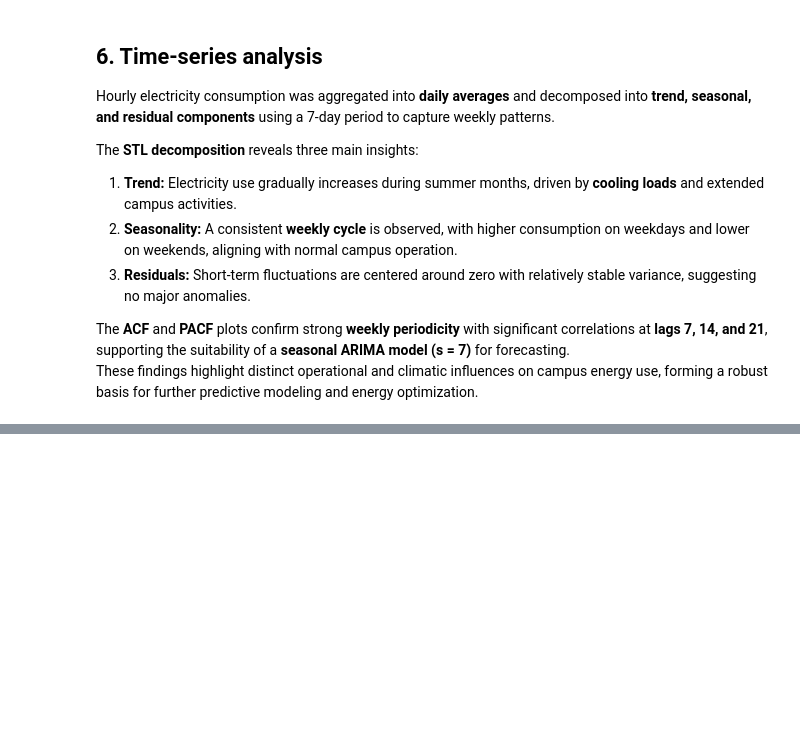
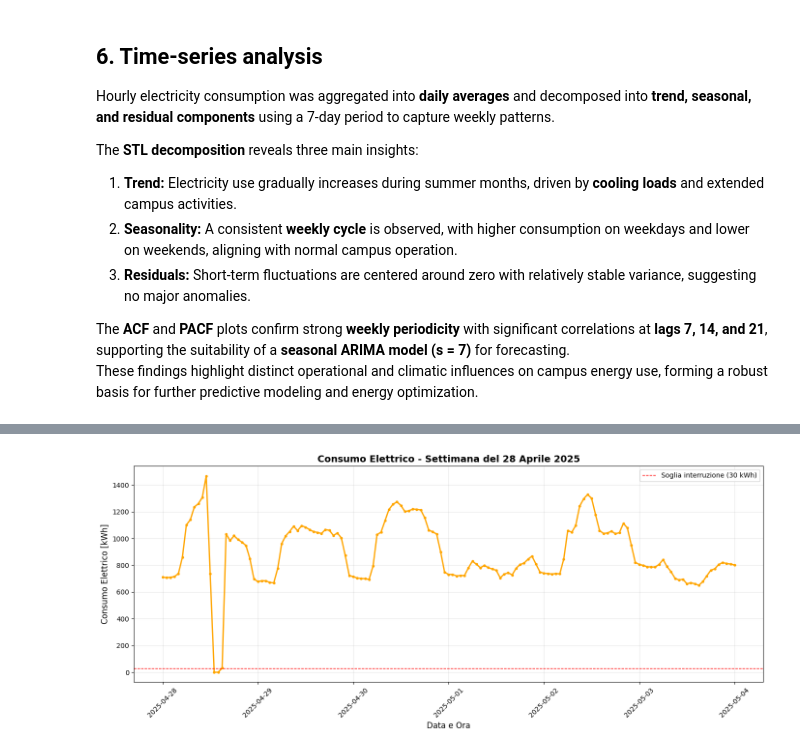
Before and after one commit to davideturrina-balestra/TTYData_Science, a Jupyter notebook: lab2/LAB2-EDA-template v3.ipynb, the cells around one changed output, grey strips where cells are left out. Drawn from its saved outputs; the diff is of its cells as text; code cells hidden in the pictures; blank space fills up the shorter version.

```diff
--- a/lab2/LAB2-EDA-template v3.ipynb
+++ b/lab2/LAB2-EDA-template v3.ipynb
@@ -656,0 +661,12 @@ These findings highlight distinct operational and climatic influences on campus
+# %%
+# Filtriamo i dati per la settimana del 28 aprile 2025
+# La settimana va dal 28 aprile al 4 maggio
+start_date = pd.to_datetime('2025-04-25')
+end_date = pd.to_datetime('2025-05-01')
+
+week_data = data[(data['Date'] >= start_date) & (data['Date'] <= end_date)].copy()
+
+print(f"Dati per la settimana dal {start_date.date()} al {end_date.date()}")
+print(f"Numero di righe: {len(week_data)}")
+print(f"\nRiepilogo statistico:")
+print(week_data[['Electricity Campus DN [kWh]', 'Water consumption Campus DN [m3]', 'Gas [kwh]', 'Temperature exterior [Celsius]']].describe())
@@ -656,0 +691,16 @@ These findings highlight distinct operational and climatic influences on campus
+# %%
+# Grafico 1: Consumo elettrico orario durante la settimana
+fig, ax = plt.subplots(figsize=(14, 6))
+ax.plot(week_data['Date'], week_data['Electricity Campus DN [kWh]'],
+        color='orange', linewidth=2, marker='o', markersize=3)
+ax.axhline(y=30, color='red', linestyle='--', linewidth=1, label='Soglia interruzione (30 kWh)')
+ax.set_xlabel('Data e Ora', fontsize=12)
+ax.set_ylabel('Consumo Elettrico [kWh]', fontsize=12)
+ax.set_title('Consumo Elettrico - Settimana del 28 Aprile 2025', fontsize=14, fontweight='bold')
+ax.grid(True, alpha=0.3)
+ax.legend()
+plt.xticks(rotation=45)
+plt.tight_layout()
+plt.show()
+# %% [output]
+[figure, added]
```
Also changed, not shown: parts of 19 cells of this notebook, 2 other files.
